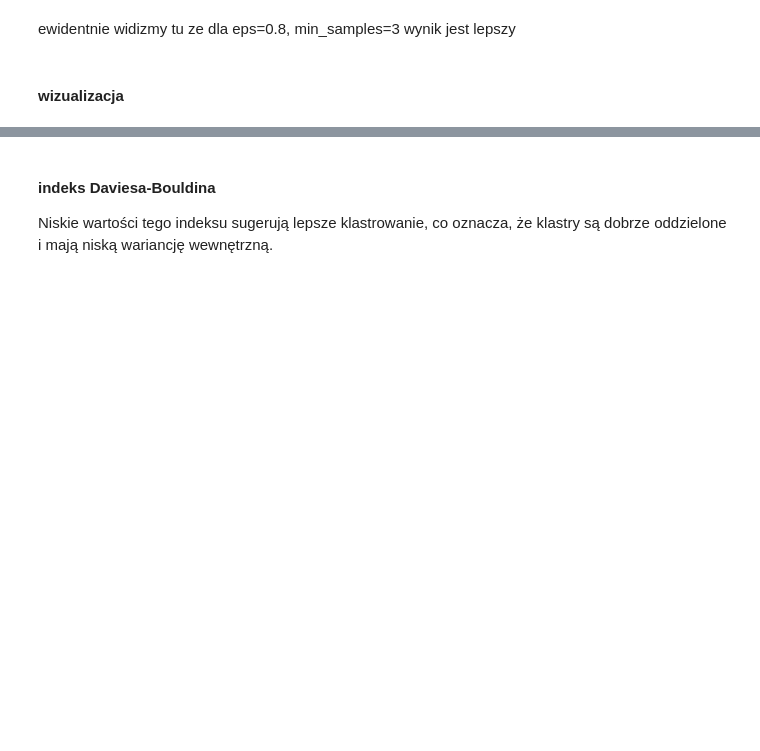
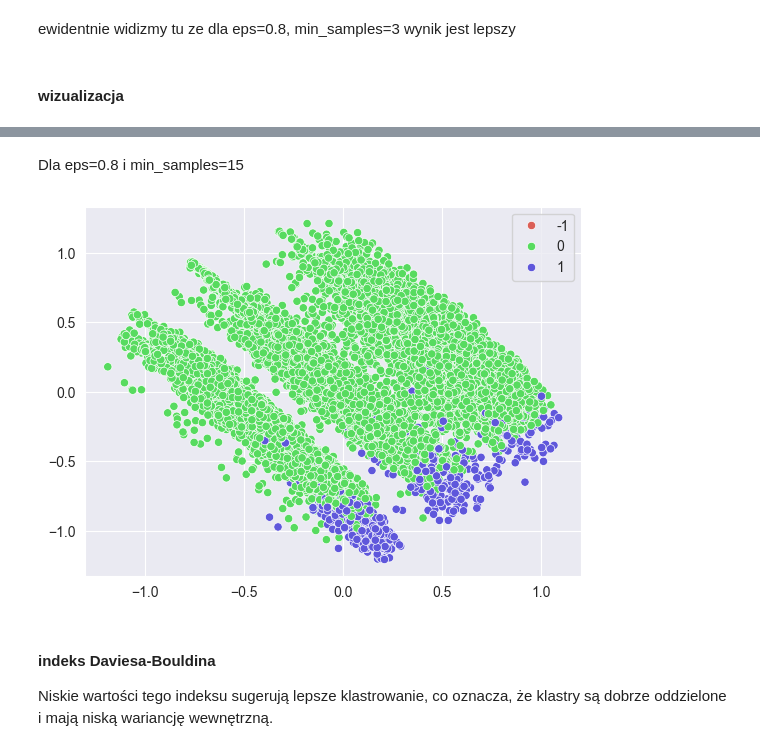
Before and after one commit to AristocratesJ/New-York-Airbnb-Clustering-Task, a Jupyter notebook: final_models/final_models.ipynb, the cells around one changed output, grey strips where cells are left out. Drawn from its saved outputs; the diff is of its cells as text; code cells hidden in the pictures; blank space fills up the shorter version.

```diff
--- a/final_models/final_models.ipynb
+++ b/final_models/final_models.ipynb
@@ -426,3 +421,10 @@ ogolnie te wizualizacje cos mi nei dzialaja i pozniej sie nimi jeszcze zajme
+# %% [markdown]
+Dla eps=0.8 i min_samples=15
+# %%
+sns.scatterplot(x = result[:, 0], y = result[:, 1], hue = clusters_dbscan_8[:], palette=sns.color_palette("hls", 3))
+plt.show()
+# %% [output]
+[figure, added]
 # %% [markdown]
 #### indeks Daviesa-Bouldina
 Niskie wartości tego indeksu sugerują lepsze klastrowanie, co oznacza, że klastry są dobrze oddzielone i mają niską wariancję wewnętrzną.
```
Also changed, not shown: parts of 6 cells of this notebook.
